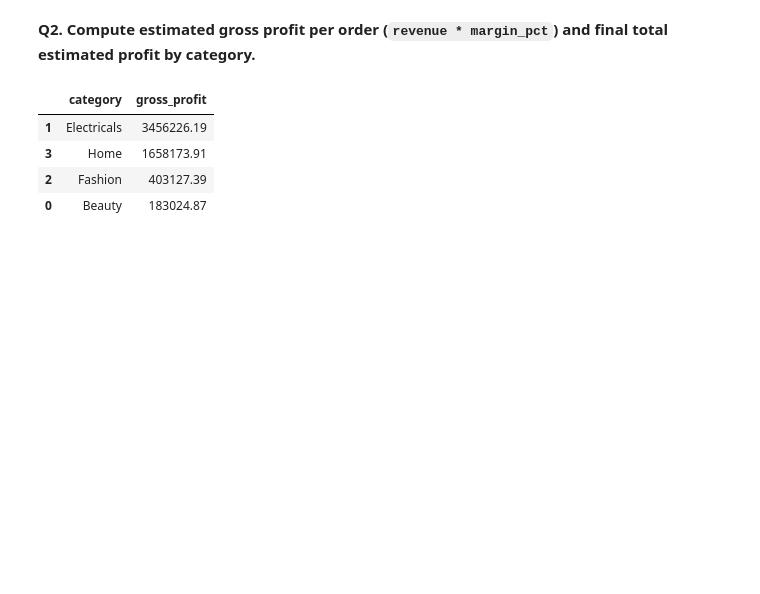
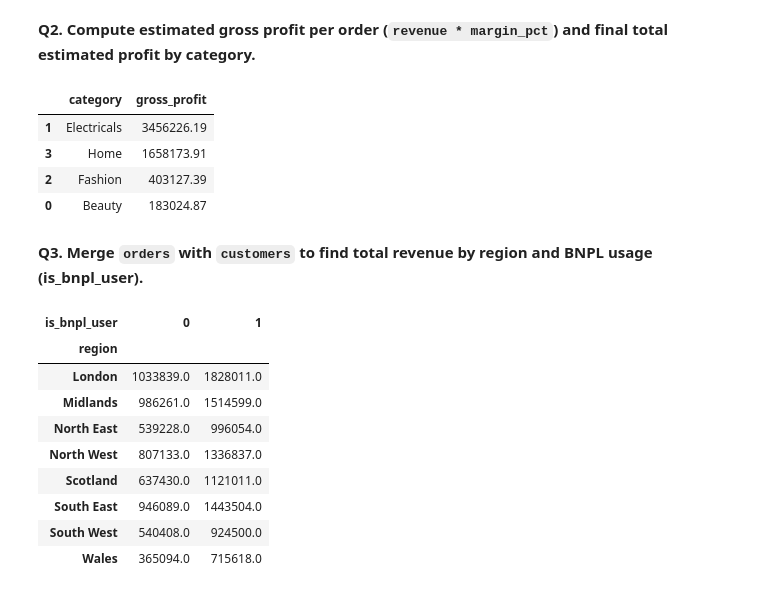
Before and after one commit to AjwarCk/py_ecommerce_eda, a Jupyter notebook: py_eda_campaign_analysis.ipynb, the cells around one changed output. Saved outputs shown, nothing was run; the diff lists cells and outputs as text; code cells hidden in the pictures; blank space fills up the shorter version.

Commit message:
add: pandas Q3-region cross bnpl revnue by leveraging pivot functionality

```diff
--- a/py_eda_campaign_analysis.ipynb
+++ b/py_eda_campaign_analysis.ipynb
@@ -400,3 +400,20 @@ orders_p.groupby('category', as_index=False).agg({'gross_profit':'sum'}).sort_va
 | 3 | Home | 1658173.91 |
 | 2 | Fashion | 403127.39 |
 | 0 | Beauty | 183024.87 |
+# %% [markdown]
+**Q3. Merge `orders` with `customers` to find total revenue by region and BNPL usage (is_bnpl_user).**
+# %%
+orders_c = orders.merge(customers[['customer_id','region','is_bnpl_user','age_band']], on='customer_id', how='left')
+region_bnpl = orders_c.groupby(['region','is_bnpl_user'], as_index=False)['revenue'].sum()
+region_bnpl.pivot(index='region', columns='is_bnpl_user', values='revenue').round(0)
+# %% [output]
+| is_bnpl_user | 0 | 1 |
+| region |  |  |
+| London | 1033839.0 | 1828011.0 |
+| Midlands | 986261.0 | 1514599.0 |
+| North East | 539228.0 | 996054.0 |
+| North West | 807133.0 | 1336837.0 |
+| Scotland | 637430.0 | 1121011.0 |
+| South East | 946089.0 | 1443504.0 |
+| South West | 540408.0 | 924500.0 |
+| Wales | 365094.0 | 715618.0 |
```
